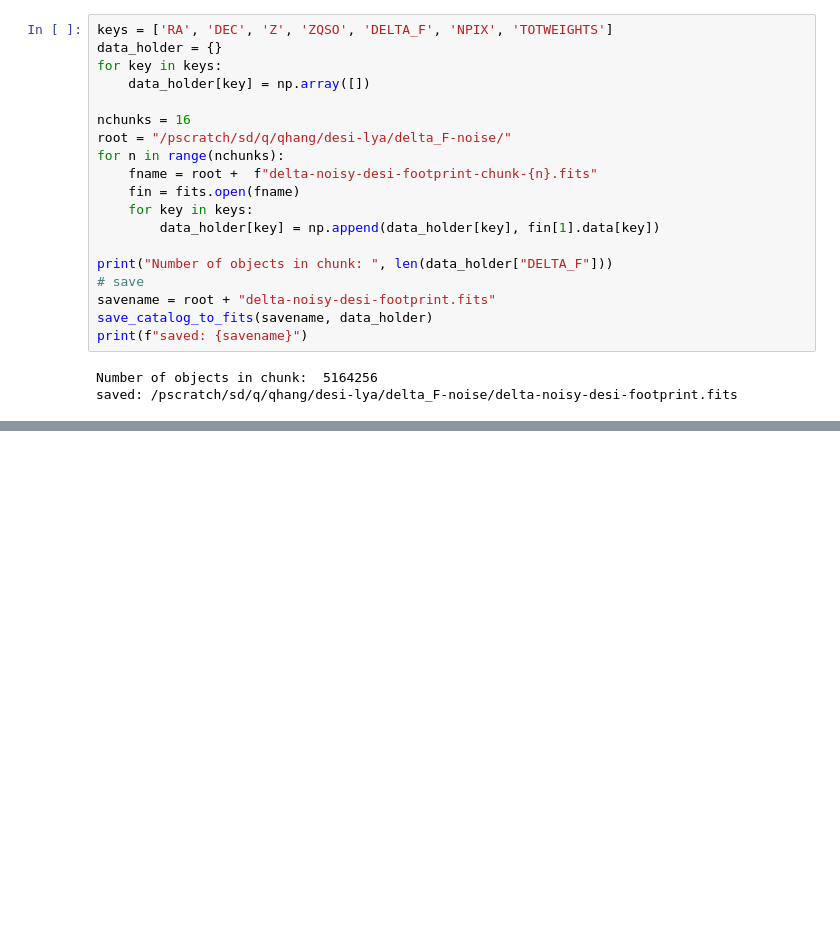
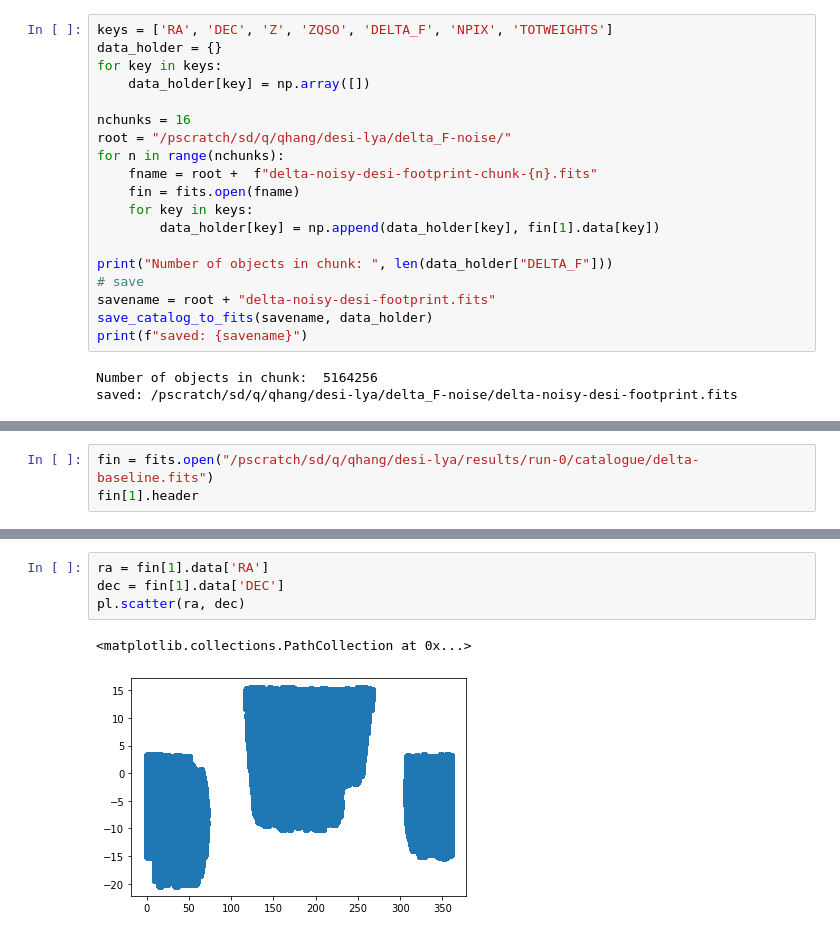
Before and after one commit to hangqianjun/lya_forest_clustering_z, a Jupyter notebook: notebooks/looking_at_noisy_lya.ipynb, the cells around one changed output, grey strips where cells are left out. Saved outputs shown, nothing was run; the diff lists cells and outputs as text; blank space fills up the shorter version.

```diff
--- a/notebooks/looking_at_noisy_lya.ipynb
+++ b/notebooks/looking_at_noisy_lya.ipynb
@@ -181,0 +229,3 @@ saved: /pscratch/sd/q/qhang/desi-lya/delta_F-noise/delta-noisy-desi-footprint.fi
+# %%
+fin = fits.open("/pscratch/sd/q/qhang/desi-lya/results/run-0/catalogue/delta-baseline.fits")
+fin[1].header
@@ -181,0 +250,7 @@ saved: /pscratch/sd/q/qhang/desi-lya/delta_F-noise/delta-noisy-desi-footprint.fi
+# %%
+ra = fin[1].data['RA']
+dec = fin[1].data['DEC']
+pl.scatter(ra, dec)
+# %% [output]
+<matplotlib.collections.PathCollection at 0x...>
+[figure, added]
```
Also changed, not shown: parts of 17 cells of this notebook, 17 other files.
